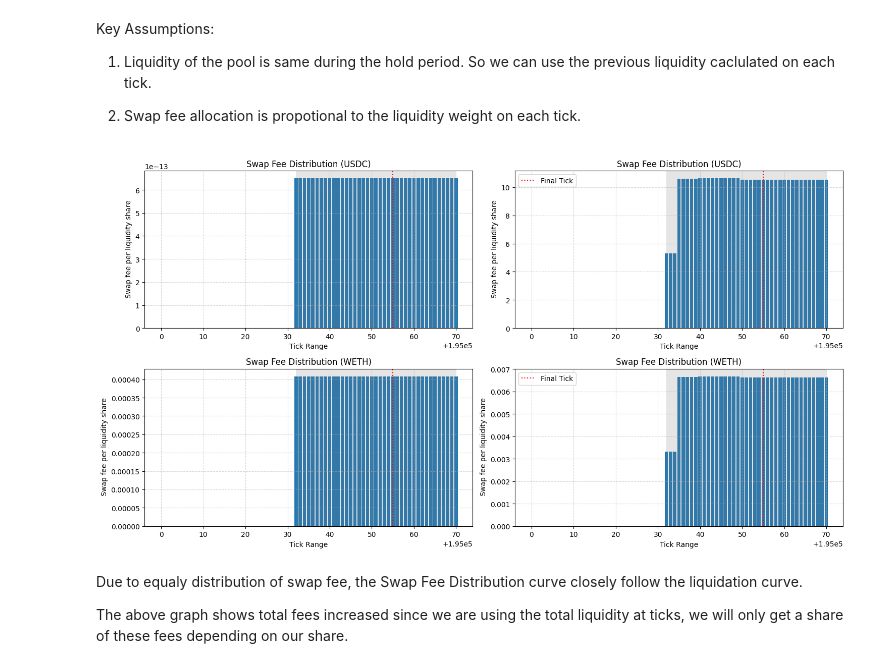
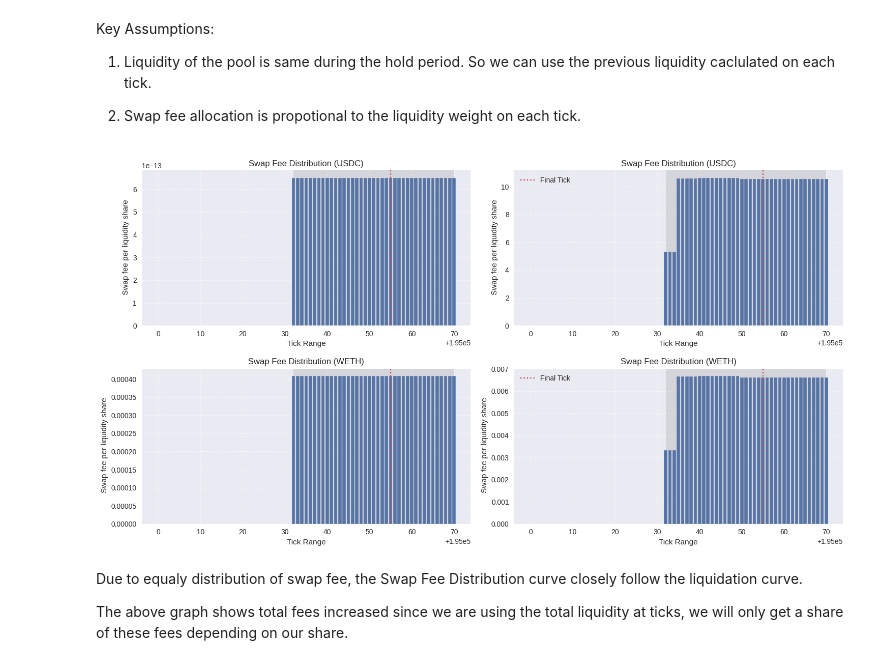
Before and after one commit to Heyymant/Halo-trading, a Jupyter notebook: HaloTrading.ipynb, the cells around one changed output. Drawn from its saved outputs; the diff is of its cells as text; code cells hidden in the pictures.

Commit message:
Graph tweaks

```diff
--- a/HaloTrading.ipynb
+++ b/HaloTrading.ipynb
@@ -472,6 +474,8 @@ for i in range(BLOCK_START,BLOCK_END+1):
     fg1.append(pool_contract.functions.feeGrowthGlobal1X128().call(block_identifier=i))
 # %%
  # Convert fg to a numpy array if it's not already
+
+plt.style.use('seaborn-v0_8')
 plt.figure(figsize=(12, 6))
 plt.subplot(1,2,1)
 plt.axvspan(TICK_LOWER, TICK_UPPER, color='grey', alpha=0.2, lw=0)
@@ -617,6 +621,7 @@ Key Assumptions:
 swapLiq0 = [(x*y)/10**6 for x, y in zip(fee_distribution0,liquidity_ticks) ] # USDC uses 6 decimal places
 swapLiq1 = [(x*y)/10**18 for x, y in zip(fee_distribution1,liquidity_ticks) ] # WETH uses 18 decimal places
 # %%
+plt.style.use('seaborn-v0_8')
 plt.figure(figsize=(15, 8))
 plt.subplot(2,2,1)
 plt.bar(ticks,fee_distribution0)
@@ -634,34 +639,34 @@ plt.ylabel(" Swap fee per liquidity share")
 plt.title("Swap Fee Distribution (USDC)")
 plt.axvspan(min_cross, TICK_UPPER, color='grey', alpha=0.2, lw=0)
 plt.axvline(x=t[-1], color='r', linestyle=':', label='Final Tick')
 plt.grid(True, linestyle='--', alpha=0.5)
 plt.tight_layout()
 plt.legend()
 
 
 plt.subplot(2,2,3)
 plt.bar(ticks,fee_distribution1)
 plt.xlabel("Tick Range")
 plt.ylabel(" Swap fee per liquidity share")
 plt.title("Swap Fee Distribution (WETH)")
 plt.axvspan(min_cross, TICK_UPPER, color='grey', alpha=0.2, lw=0)
 plt.axvline(x=t[-1], color='r', linestyle=':', label='Final Tick')
 plt.grid(True, linestyle='--', alpha=0.5)
 
 plt.subplot(2,2,4)
 plt.bar(ticks,swapLiq1)
 plt.xlabel("Tick Range")
 plt.ylabel(" Swap fee per liquidity share")
 plt.title("Swap Fee Distribution (WETH)")
 plt.axvspan(min_cross, TICK_UPPER, color='grey', alpha=0.2, lw=0)
 plt.axvline(x=t[-1], color='r', linestyle=':', label='Final Tick')
 plt.grid(True, linestyle='--', alpha=0.5)
 plt.tight_layout()
 plt.legend()
 plt.tight_layout()
 plt.show()
 # %% [output]
-[figure, old version]
+[figure, new version]
 # %% [markdown]
 Due to equaly distribution of swap fee, the Swap Fee Distribution curve closely follow the liquidation curve.
 
```
Also changed, not shown: parts of 3 cells of this notebook.
